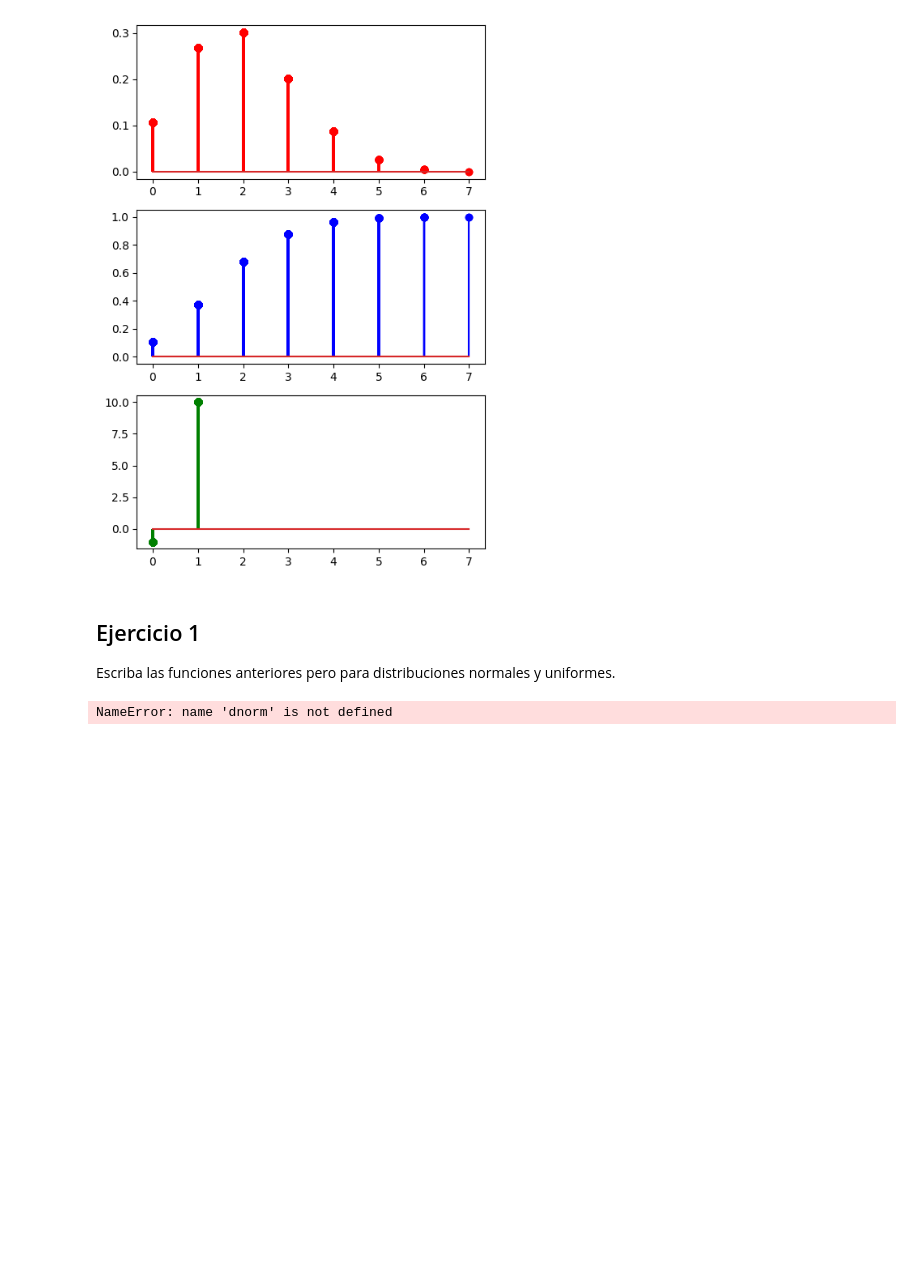
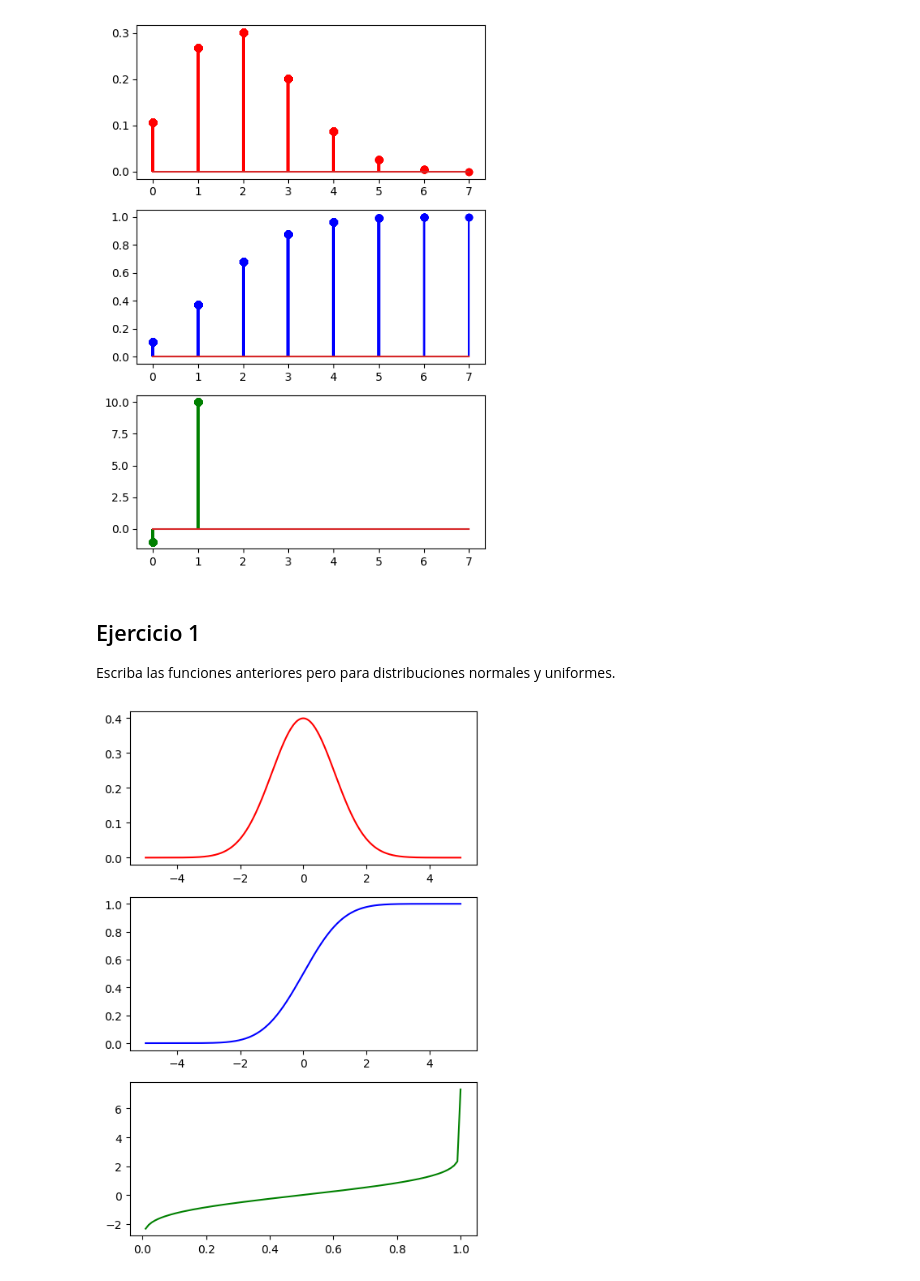
Before and after one commit to tere1507/probability-distribution-exercises-project-with-python, a Jupyter notebook: notebook/problems.es.ipynb, the cells around one changed output. Saved outputs shown, nothing was run; the diff lists cells and outputs as text; code cells hidden in the pictures; blank space fills up the shorter version.

```diff
--- a/notebook/problems.es.ipynb
+++ b/notebook/problems.es.ipynb
@@ -90,44 +90,42 @@ from scipy.stats import norm
 
 
 def dnorm(x, mean = 0, std = 1):
-    result = norm.pmf(x, loc = mean, scale = std)
+    result = norm.pdf(x, loc = mean, scale = std)
     return result
 
 def pnorm(x, mean = 0, std = 1):
     result = norm.cdf(x=x, loc = mean, scale = std)
     return result
 
-def qnormal(p, mean = 0, std = 1):
+def qnorm(p, mean = 0, std = 1):
     result = norm.ppf(q = p, loc = mean, scale = std)
     return result
 
-def rnormal(p, mean = 0, std = 1):
+def rnorm(p, mean = 0, std = 1):
     result = norm.rvs(size = n, loc = mean, scale = std)
     return result
 # %%
 import matplotlib.pyplot as plt
 import numpy as np
 
 np.random.seed(42)
 
 mean = 0
 std = 1
 data = np.arange(-5, 5, 0.01)
 
-pmf = dnorm(data, mean = mean, std = std)
+pdf = dnorm(data, mean = mean, std = std)
 cdf = pnorm(data, mean = mean, std = std)
 ppf = qnorm(data, mean = mean, std = std)
 
 fig, axis = plt.subplots(3, 1, figsize = (5, 7))
 
-axis[0].plot(data, pmf, "r-")
+axis[0].plot(data, pdf, "r-")
 axis[1].plot(data, cdf, "b-")
 axis[2].plot(data, ppf, "g-")
 
-# Adjust the layout
 plt.tight_layout()
 
-# Show the plot
 plt.show()
 # %% [output]
-NameError: name 'dnorm' is not defined
+[figure, added]
```
Also changed, not shown: parts of 1 cell of this notebook.
